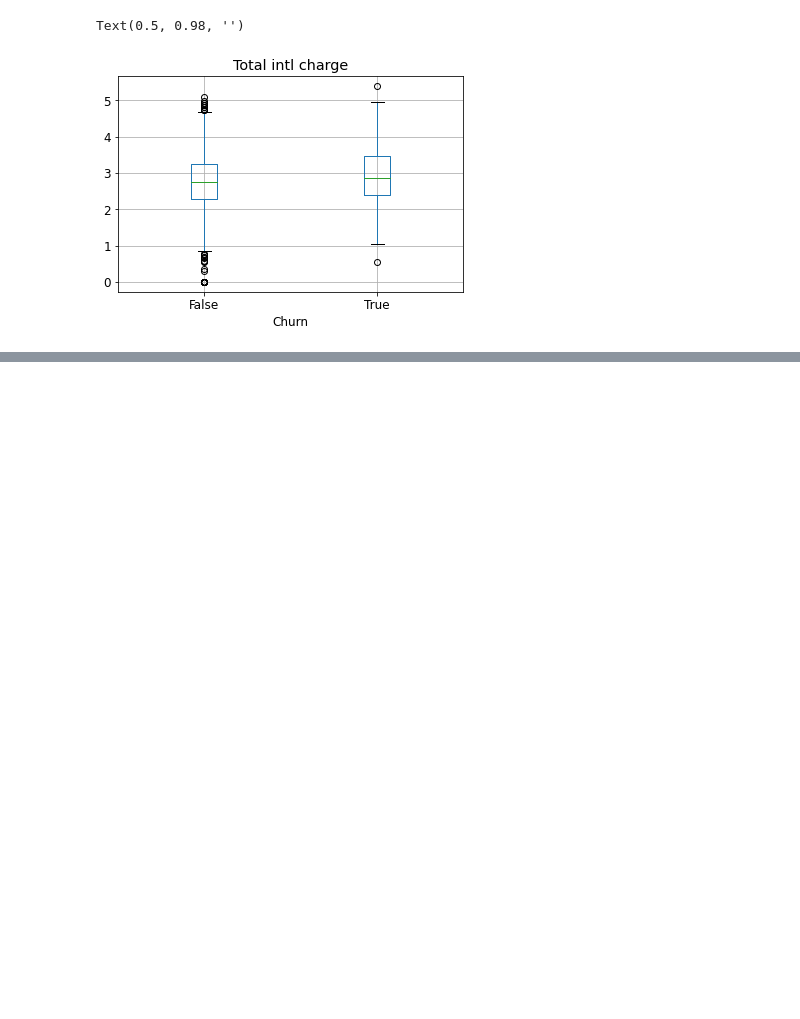
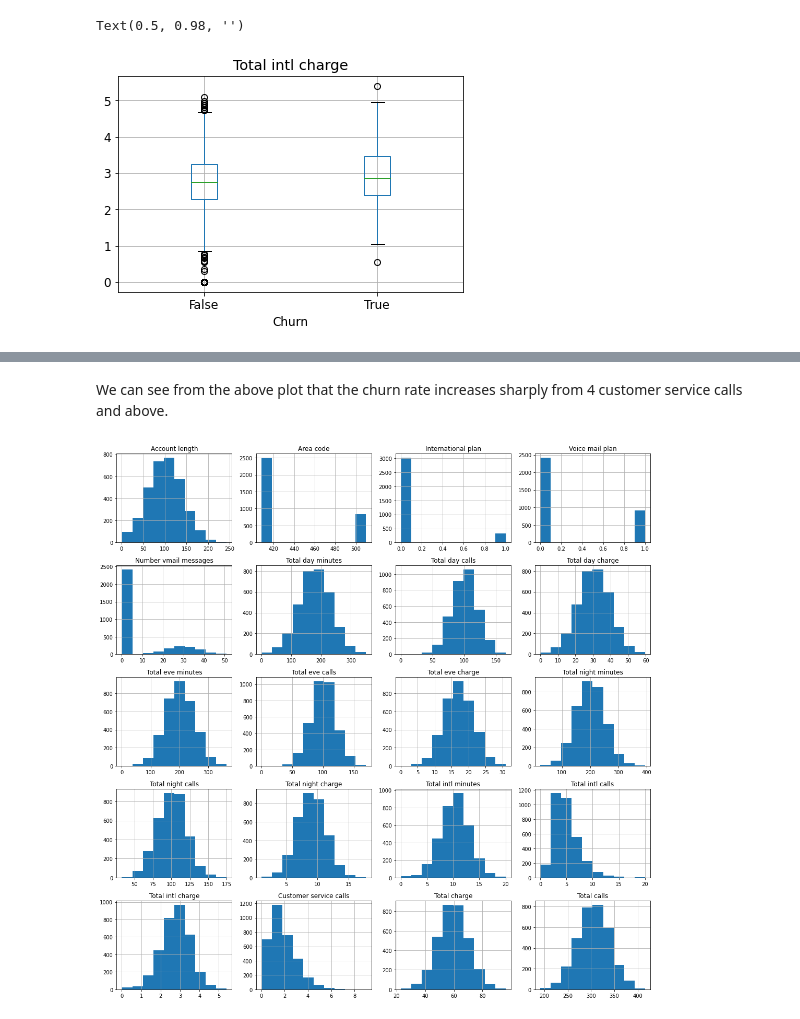
Before and after one commit to Ka275578/telecom_churn_analysis, a Jupyter notebook: telecom_churn_analysis.ipynb, the cells around one changed output, grey strips where cells are left out. Drawn from its saved outputs; the diff is of its cells as text; code cells hidden in the pictures; blank space fills up the shorter version.

```diff
--- a/telecom_churn_analysis.ipynb
+++ b/telecom_churn_analysis.ipynb
@@ -499,0 +519,8 @@ y4 = df ['Total intl charge']
+# %% [markdown]
+We can see from the above plot that the churn rate increases sharply from 4 customer service calls and above.
+# %%
+fig, ax = plt.subplots(figsize=(15,15))
+pd.DataFrame.hist(df,ax=ax)
+plt.tight_layout()
+# %% [output]
+[figure, added]
```
Also changed, not shown: parts of 5 cells of this notebook.
